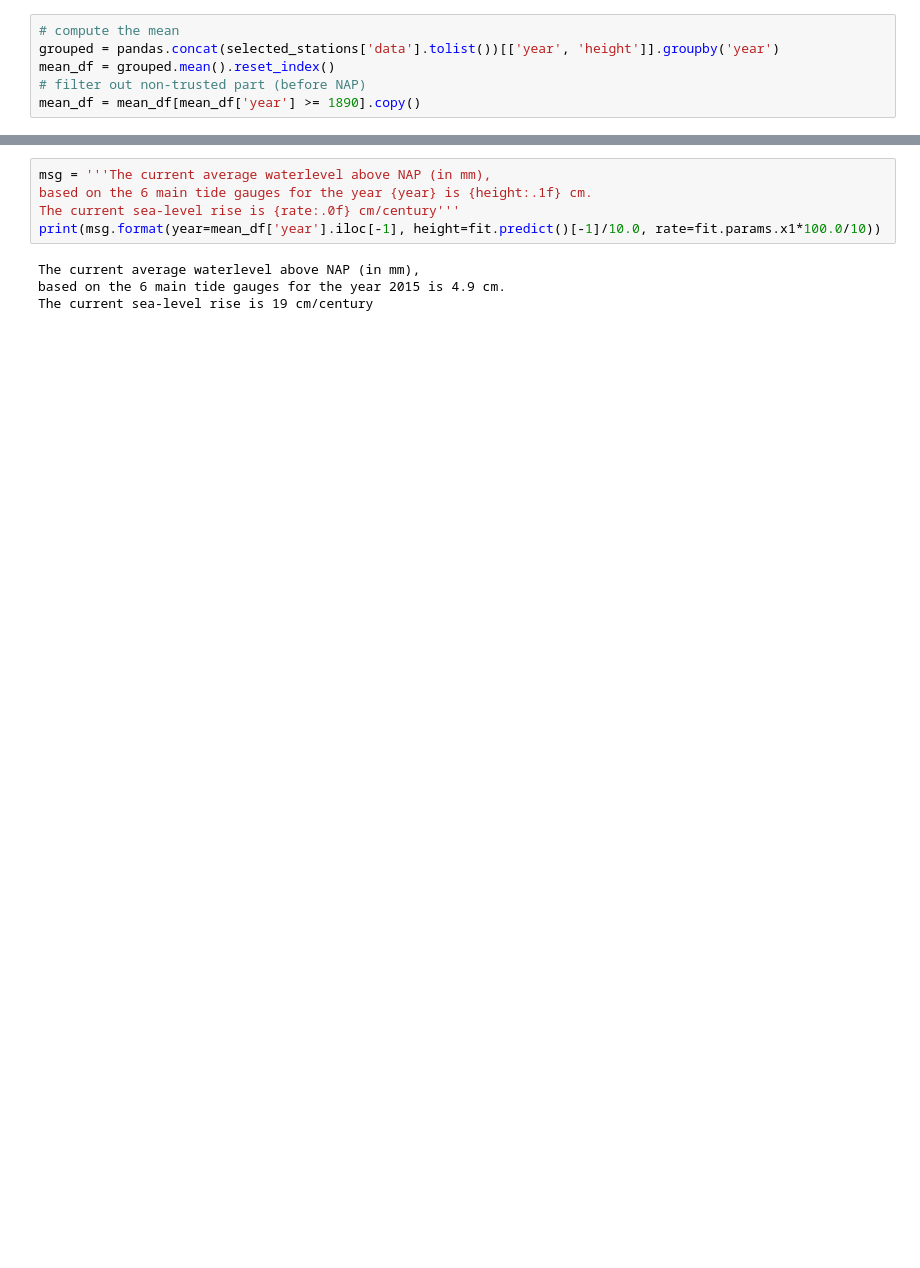
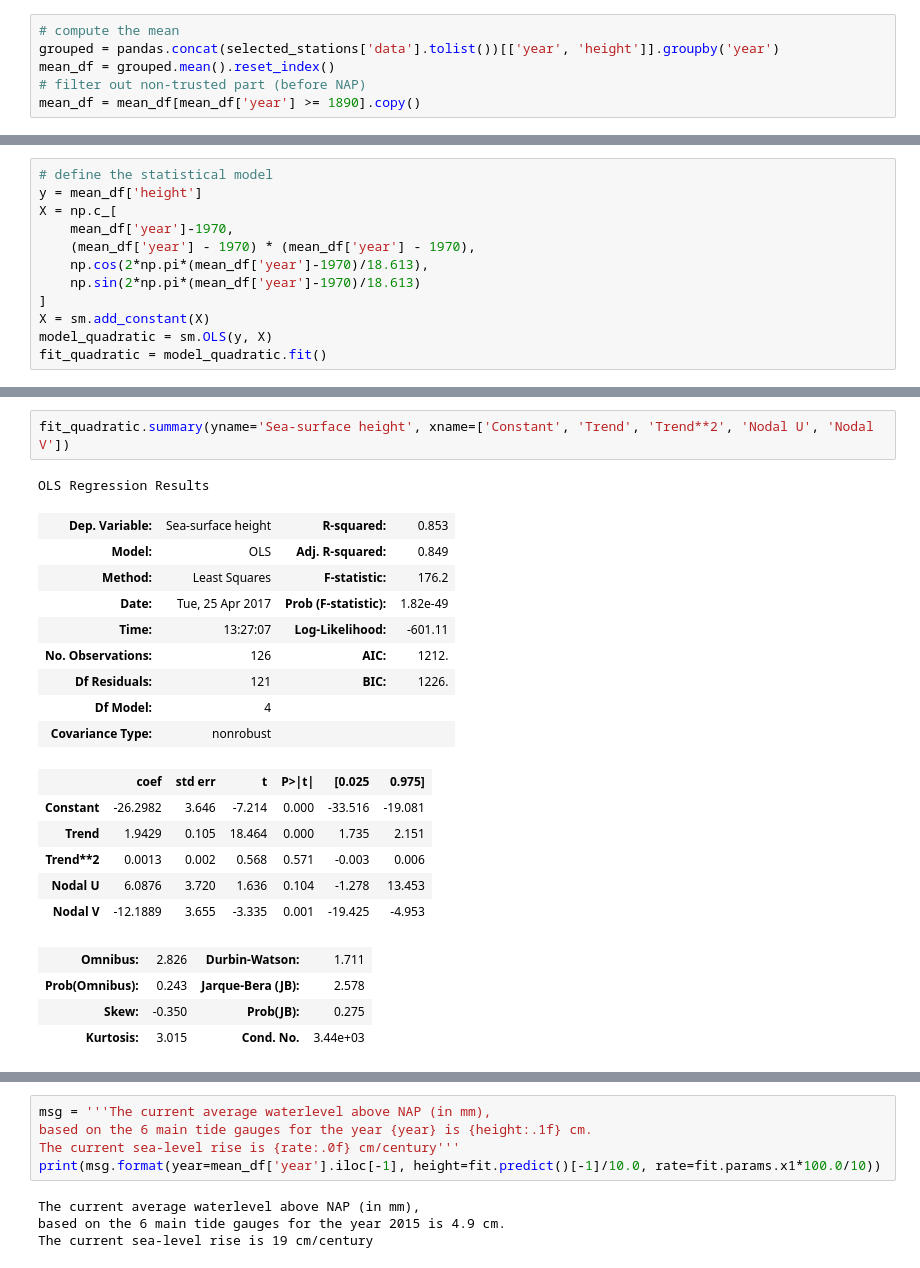
Before and after one commit to openearth/notebooks, a Jupyter notebook: sealevelmonitor.ipynb, the cells around one changed output, grey strips where cells are left out. Cells and saved outputs as stored; diff of their text form; blank space fills up the shorter version.

```diff
--- a/sealevelmonitor.ipynb
+++ b/sealevelmonitor.ipynb
@@ -238,0 +361,12 @@ bokeh.io.show(fig)
+# %%
+# define the statistical model
+y = mean_df['height']
+X = np.c_[
+    mean_df['year']-1970,
+    (mean_df['year'] - 1970) * (mean_df['year'] - 1970),
+    np.cos(2*np.pi*(mean_df['year']-1970)/18.613),
+    np.sin(2*np.pi*(mean_df['year']-1970)/18.613)
+]
+X = sm.add_constant(X)
+model_quadratic = sm.OLS(y, X)
+fit_quadratic = model_quadratic.fit()
@@ -238,0 +396,23 @@ bokeh.io.show(fig)
+# %%
+fit_quadratic.summary(yname='Sea-surface height', xname=['Constant', 'Trend', 'Trend**2', 'Nodal U', 'Nodal V'])
+# %% [output]
+OLS Regression Results
+| Dep. Variable: | Sea-surface height | R-squared: | 0.853 |
+| Model: | OLS | Adj. R-squared: | 0.849 |
+| Method: | Least Squares | F-statistic: | 176.2 |
+| Date: | Tue, 25 Apr 2017 | Prob (F-statistic): | 1.82e-49 |
+| Time: | 13:27:07 | Log-Likelihood: | -601.11 |
+| No. Observations: | 126 | AIC: | 1212. |
+| Df Residuals: | 121 | BIC: | 1226. |
+| Df Model: | 4 |  |  |
+| Covariance Type: | nonrobust |  |  |
+|  | coef | std err | t | P>|t| | [0.025 | 0.975] |
+| Constant | -26.2982 | 3.646 | -7.214 | 0.000 | -33.516 | -19.081 |
+| Trend | 1.9429 | 0.105 | 18.464 | 0.000 | 1.735 | 2.151 |
+| Trend**2 | 0.0013 | 0.002 | 0.568 | 0.571 | -0.003 | 0.006 |
+| Nodal U | 6.0876 | 3.720 | 1.636 | 0.104 | -1.278 | 13.453 |
+| Nodal V | -12.1889 | 3.655 | -3.335 | 0.001 | -19.425 | -4.953 |
+| Omnibus: | 2.826 | Durbin-Watson: | 1.711 |
+| Prob(Omnibus): | 0.243 | Jarque-Bera (JB): | 2.578 |
+| Skew: | -0.350 | Prob(JB): | 0.275 |
+| Kurtosis: | 3.015 | Cond. No. | 3.44e+03 |
```
Also changed, not shown: parts of 31 cells of this notebook.
